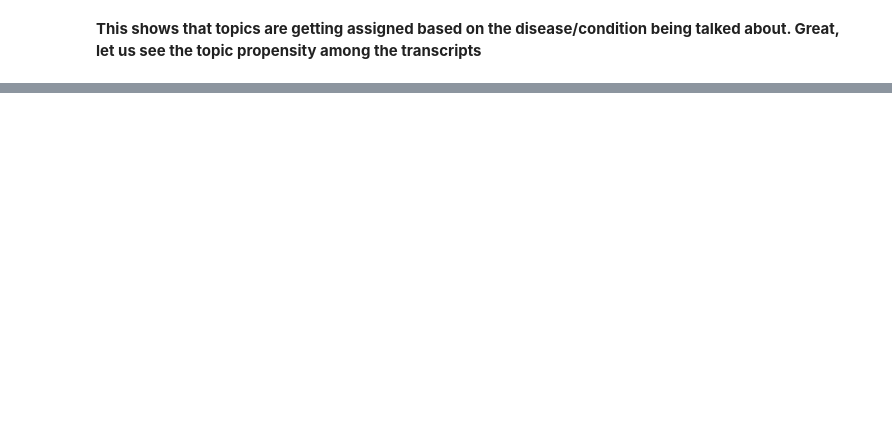
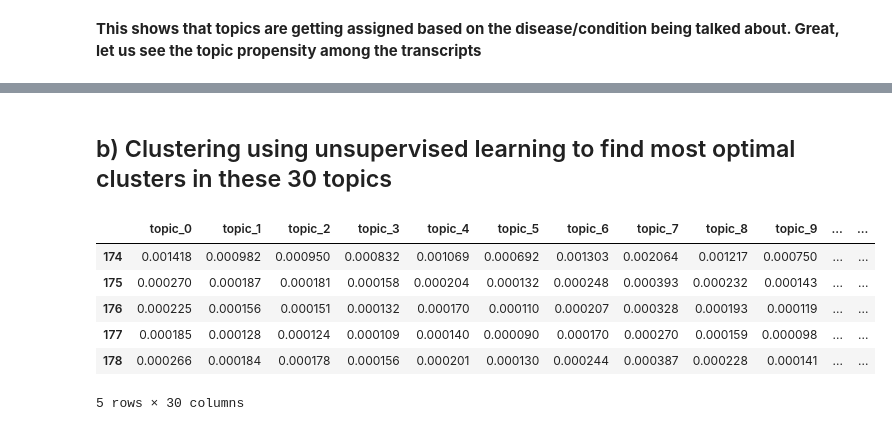
Before and after one commit to gaurikatyagi/Natural-Language-Processing, a Jupyter notebook: Introdution to NLP-Clustering Text.ipynb, the cells around one changed output, grey strips where cells are left out. Cells and saved outputs as stored; diff of their text form; code cells hidden in the pictures; blank space fills up the shorter version.

```diff
--- a/Introdution to NLP-Clustering Text.ipynb
+++ b/Introdution to NLP-Clustering Text.ipynb
@@ -715,0 +723,18 @@ plt.show()
+# %% [markdown]
+## b) Clustering using unsupervised learning to find most optimal clusters in these 30 topics
+# %%
+topics_all = pd.DataFrame.from_dict(document_topic, orient='index')
+topic_column_names = ['topic_' + str(i) for i in range(0, 30)]
+topics_all.columns = topic_column_names
+topics_all.to_csv(os.path.join(BASE_PATH, "topic_propensities.csv"))
+
+# print(topics_all.describe())
+display(topics_all.head())
+# %% [output]
+|  | topic_0 | topic_1 | topic_2 | topic_3 | topic_4 | topic_5 | topic_6 | topic_7 | topic_8 | topic_9 | ... | ... |
+| 174 | 0.001418 | 0.000982 | 0.000950 | 0.000832 | 0.001069 | 0.000692 | 0.001303 | 0.002064 | 0.001217 | 0.000750 | ... | ... |
+| 175 | 0.000270 | 0.000187 | 0.000181 | 0.000158 | 0.000204 | 0.000132 | 0.000248 | 0.000393 | 0.000232 | 0.000143 | ... | ... |
+| 176 | 0.000225 | 0.000156 | 0.000151 | 0.000132 | 0.000170 | 0.000110 | 0.000207 | 0.000328 | 0.000193 | 0.000119 | ... | ... |
+| 177 | 0.000185 | 0.000128 | 0.000124 | 0.000109 | 0.000140 | 0.000090 | 0.000170 | 0.000270 | 0.000159 | 0.000098 | ... | ... |
+| 178 | 0.000266 | 0.000184 | 0.000178 | 0.000156 | 0.000201 | 0.000130 | 0.000244 | 0.000387 | 0.000228 | 0.000141 | ... | ... |
+5 rows × 30 columns
```
Also changed, not shown: parts of 17 cells of this notebook.
